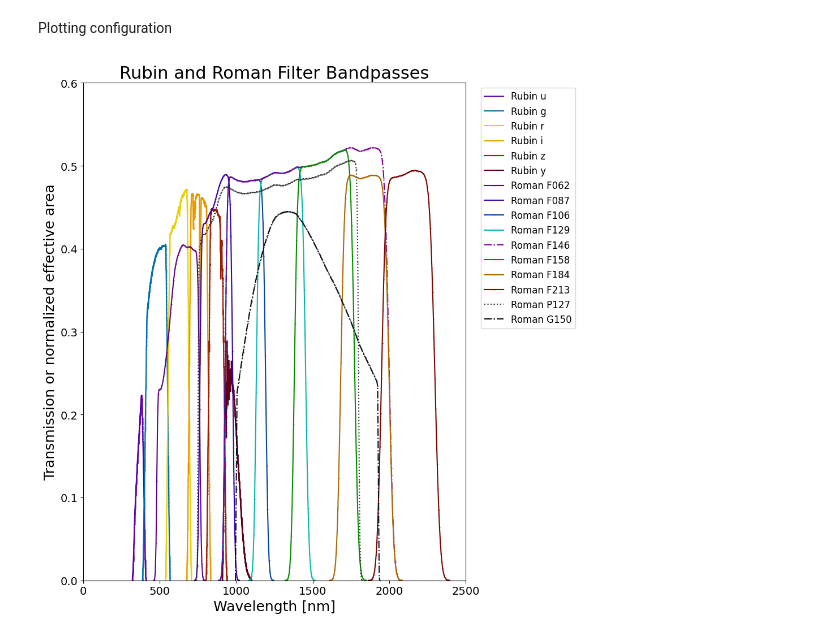
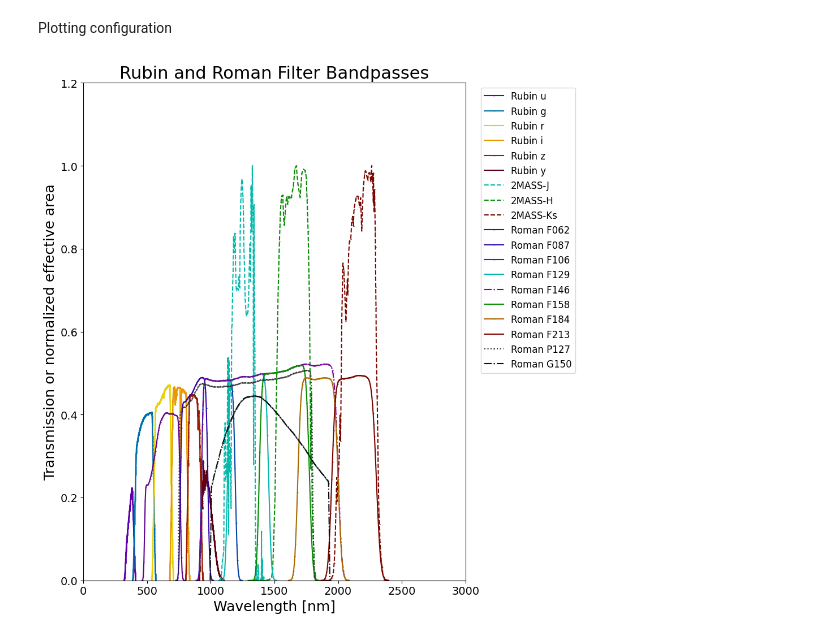
Before and after one commit to LSST-TVSSC/software_tools, a Jupyter notebook: roman_rubin_overlap/rubin_roman_transmission_curves.ipynb, the cells around one changed output. Cells and saved outputs as stored; diff of their text form; code cells hidden in the pictures.

Commit message:
Added data on Roman passbands

```diff
--- a/roman_rubin_overlap/rubin_roman_transmission_curves.ipynb
+++ b/roman_rubin_overlap/rubin_roman_transmission_curves.ipynb
@@ -48,14 +48,24 @@ roman_files = {
     'P127': 'Roman_WFI_Prism.dat',
     'G150': 'Roman_WFI_Grism.dat'
 }
+
+twomass_files = {
+    '2MASS-J': '2MASS_J.dat',
+    '2MASS-H': '2MASS_H.dat',
+    '2MASS-Ks': '2MASS_Ks.dat'
+}
+# %%
+def load_file_set(data_dir, file_set):
+
+    data = {}
+    for f, file_name in file_set.items():
+        data[f] = ascii.read(path.join(data_dir, file_name))
+
+    return data
 # %%
-rubin_data = {}
-for f, file_name in rubin_files.items():
-    rubin_data[f] = ascii.read(path.join(data_dir, file_name))
-
-roman_data = {}
-for f, file_name in roman_files.items():
-    roman_data[f] = ascii.read(path.join(data_dir, file_name))
+rubin_data = load_file_set(data_dir, rubin_files)
+roman_data = load_file_set(data_dir, roman_files)
+twomass_data = load_file_set(data_dir, twomass_files)
 # %% [markdown]
 Plotting configuration
 # %%
@@ -75,7 +85,10 @@ PLOT_COLORS = {
     "r": "#e7d200",
     "i": "#e79a00",
     "z": "#9c1e02",
-    "y": "#5d0018"
+    "y": "#5d0018",
+    "2MASS-J": "#04b8ac",
+    "2MASS-H": "#058c01",
+    "2MASS-Ks": "#7a0701"
   }
 
 LINE_STYLES = {
@@ -94,7 +107,10 @@ LINE_STYLES = {
     "r": "-",
     "i": "-",
     "z": "-",
-    "y": "-"
+    "y": "-",
+    "2MASS-J": "--",
+    "2MASS-H": "--",
+    "2MASS-Ks": "--"
   }
 # %%
 fig, ax = plt.subplots(1, 1, figsize=(10,10))
@@ -103,35 +119,41 @@ fig, ax = plt.subplots(1, 1, figsize=(10,10))
 for f, data, in rubin_data.items():
     xplot = data['col1'] / 10.0 # Convert Angstroms to nm
     ax.plot(xplot, data['col2'], c=PLOT_COLORS[f], marker='.', markersize=1, ls=LINE_STYLES[f], label='Rubin '+f)
+
+use_twomass = True
+if use_twomass:
+    for f, data, in twomass_data.items():
+        xplot = data['col1'] / 10.0 # Convert Angstroms to nm
+        ax.plot(xplot, data['col2'], c=PLOT_COLORS[f], marker='.', markersize=1, ls=LINE_STYLES[f], label=f)
 
 # Plot Roman filter transmission curves
 # The Roman data are in units of effective telescope area in m2, so we normalize by the
 # maximum Roman collecting area
 roman_area = 2.4**2
 for f, data, in roman_data.items():
     xplot = data['col1'] / 10.0 # Convert Angstroms to nm
     yplot = data['col2'] / roman_area
     ax.plot(xplot, yplot, c=PLOT_COLORS[f], marker='.', markersize=1, ls=LINE_STYLES[f], label='Roman '+f)
 
 ymin, ymax = ax.get_ylim()
 ax.set_ylim([0.0, ymax])
 
 xticks = ax.get_xticks()
 xticklabels = ax.get_xticklabels()
 ax.set_xticks(xticks, xticklabels, fontsize=14)
 yticks = ax.get_yticks()
 yticklabels = ax.get_yticklabels()
 ax.set_yticks(yticks, yticklabels, fontsize=14)
 
 ax.set_xlabel('Wavelength [nm]', fontsize=18)
 ax.set_ylabel('Transmission or normalized effective area', fontsize=18)
 ax.set_title('Rubin and Roman Filter Bandpasses', fontsize=22)
 
 plt.legend(bbox_to_anchor=(1.3, 1.0), fontsize=12)
 plt.tight_layout()
 plt.savefig('./rubin_roman_filter_transmission_curves1.png')
 # %% [output]
-[figure, old version]
+[figure, new version]
 # %%
 fig, axs = plt.subplots(2, 1, figsize=(15,6))
 plt.subplots_adjust(hspace=0.05)
```
Also changed, not shown: parts of 1 cell of this notebook, 5 other files.
